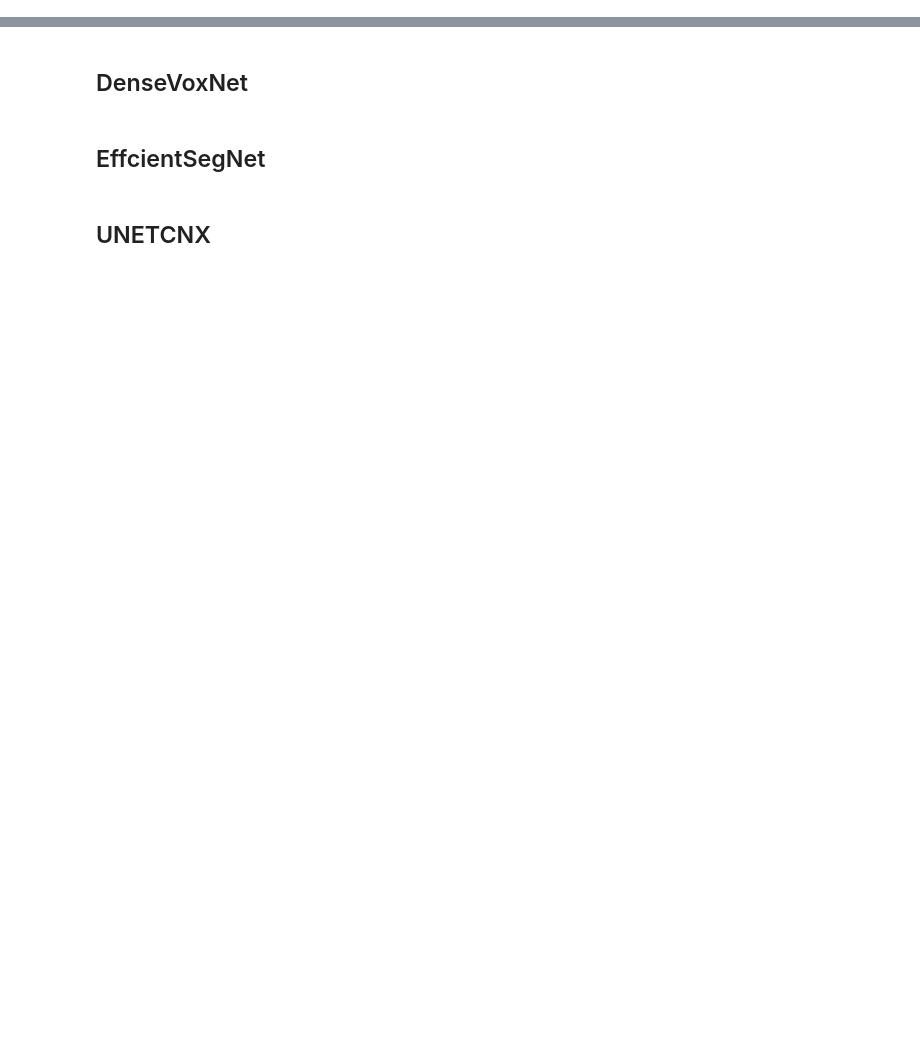
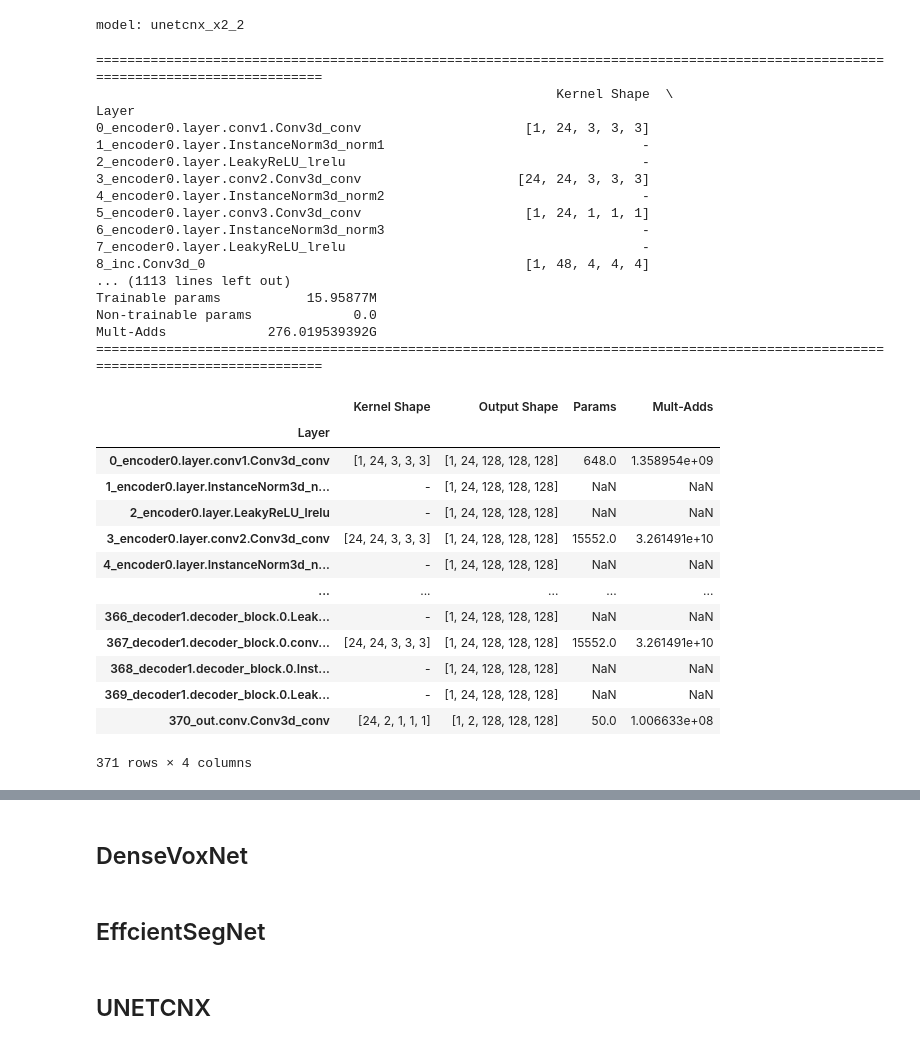
Before and after one commit to conflick0/CardiacSeg, a Jupyter notebook: eda/Network/network.ipynb, the cells around one changed output, grey strips where cells are left out. Cells and saved outputs as stored; diff of their text form; code cells hidden in the pictures; blank space fills up the shorter version.

Commit message:
add unetcnx x2 1 and x2 2

```diff
--- a/eda/Network/network.ipynb
+++ b/eda/Network/network.ipynb
@@ -60,3 +180,50 @@ The autoreload extension is already loaded. To reload it, use:
+# %%
+parser = argparse.ArgumentParser(description="model segmentation pipeline")
+args = parser.parse_args([])
+args.device = 'cuda'
+args.in_channels = 1
+args.out_channels = 2
+args.roi_x, args.roi_y, args.roi_z = [128, 128, 128]
+net = None
+del net
+net = network('unetcnx_x2_2', args)
+inp = None
+del inp
+inp = torch.rand((1, 1, 128, 128, 128)).to(args.device)
+summary(net, inp)
+# %% [output]
+model: unetcnx_x2_2
+==================================================================================================================================
+                                                           Kernel Shape  \
+Layer
+0_encoder0.layer.conv1.Conv3d_conv                     [1, 24, 3, 3, 3]
+1_encoder0.layer.InstanceNorm3d_norm1                                 -
+2_encoder0.layer.LeakyReLU_lrelu                                      -
+3_encoder0.layer.conv2.Conv3d_conv                    [24, 24, 3, 3, 3]
+4_encoder0.layer.InstanceNorm3d_norm2                                 -
+5_encoder0.layer.conv3.Conv3d_conv                     [1, 24, 1, 1, 1]
+6_encoder0.layer.InstanceNorm3d_norm3                                 -
+7_encoder0.layer.LeakyReLU_lrelu                                      -
+8_inc.Conv3d_0                                         [1, 48, 4, 4, 4]
+... (1113 lines left out)
+Trainable params           15.95877M
+Non-trainable params             0.0
+Mult-Adds             276.019539392G
+==================================================================================================================================
+|  | Kernel Shape | Output Shape | Params | Mult-Adds |
+| Layer |  |  |  |  |
+| 0_encoder0.layer.conv1.Conv3d_conv | [1, 24, 3, 3, 3] | [1, 24, 128, 128, 128] | 648.0 | 1.358954e+09 |
+| 1_encoder0.layer.InstanceNorm3d_n... | - | [1, 24, 128, 128, 128] | NaN | NaN |
+| 2_encoder0.layer.LeakyReLU_lrelu | - | [1, 24, 128, 128, 128] | NaN | NaN |
+| 3_encoder0.layer.conv2.Conv3d_conv | [24, 24, 3, 3, 3] | [1, 24, 128, 128, 128] | 15552.0 | 3.261491e+10 |
+| 4_encoder0.layer.InstanceNorm3d_n... | - | [1, 24, 128, 128, 128] | NaN | NaN |
+| ... | ... | ... | ... | ... |
+| 366_decoder1.decoder_block.0.Leak... | - | [1, 24, 128, 128, 128] | NaN | NaN |
+| 367_decoder1.decoder_block.0.conv... | [24, 24, 3, 3, 3] | [1, 24, 128, 128, 128] | 15552.0 | 3.261491e+10 |
+| 368_decoder1.decoder_block.0.Inst... | - | [1, 24, 128, 128, 128] | NaN | NaN |
+| 369_decoder1.decoder_block.0.Leak... | - | [1, 24, 128, 128, 128] | NaN | NaN |
+| 370_out.conv.Conv3d_conv | [24, 2, 1, 1, 1] | [1, 2, 128, 128, 128] | 50.0 | 1.006633e+08 |
+371 rows × 4 columns
 # %%
 parser = argparse.ArgumentParser(description="model segmentation pipeline")
 args = parser.parse_args([])
```
Also changed, not shown: parts of 6 cells of this notebook, 4 other files.
